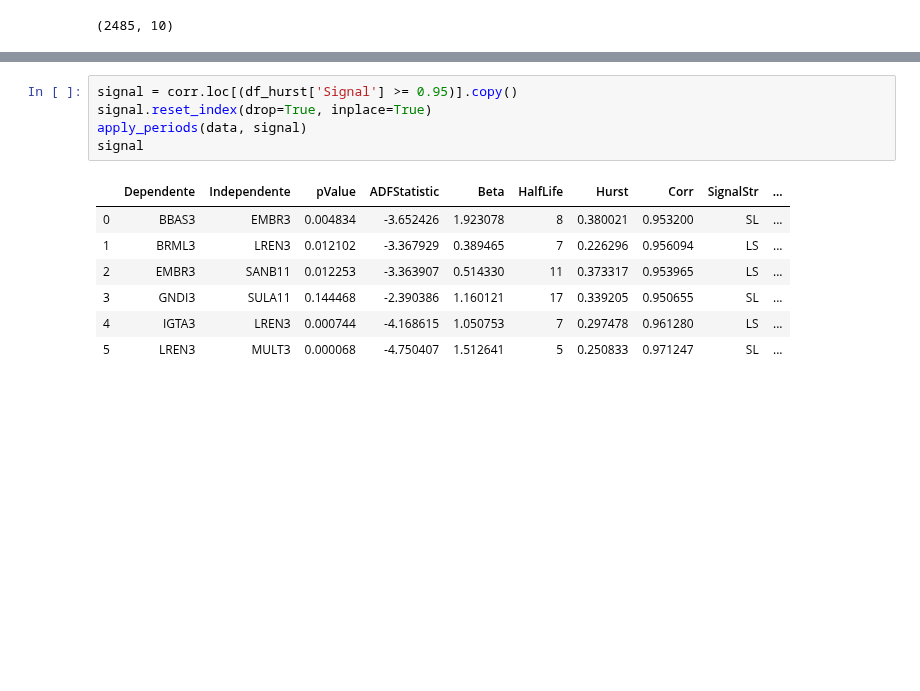
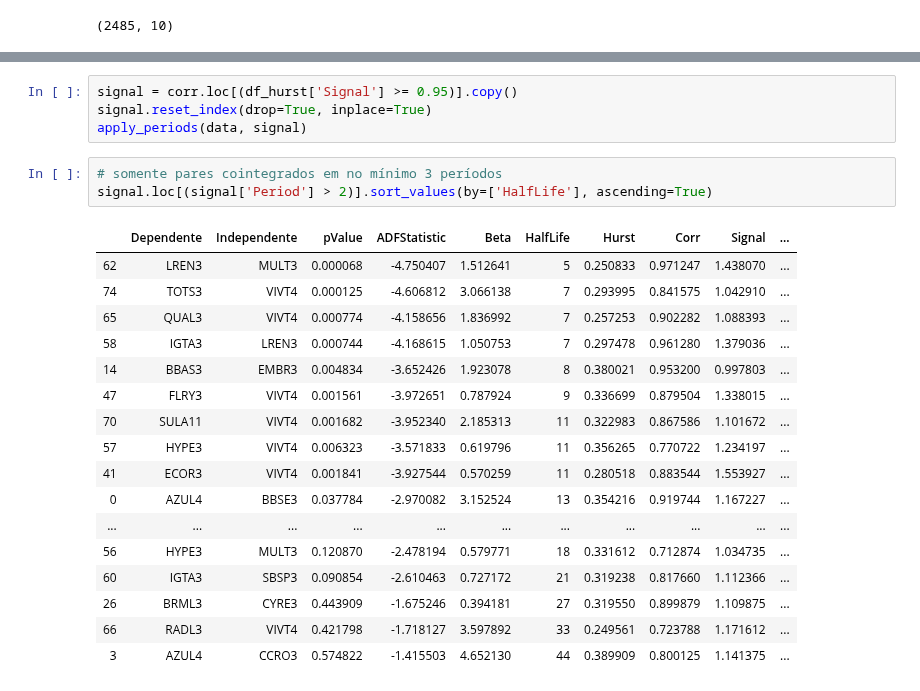
Before and after one commit to andreolvgomes/long-short-by-cointegration, a Jupyter notebook: Cointegration.ipynb, the cells around one changed output, grey strips where cells are left out. Saved outputs shown, nothing was run; the diff lists cells and outputs as text; blank space fills up the shorter version.

```diff
--- a/Cointegration.ipynb
+++ b/Cointegration.ipynb
@@ -410,13 +408,25 @@ corr
 signal = corr.loc[(df_hurst['Signal'] >= 0.95)].copy()
 signal.reset_index(drop=True, inplace=True)
 apply_periods(data, signal)
-signal
-# %% [output]
-|  | Dependente | Independente | pValue | ADFStatistic | Beta | HalfLife | Hurst | Corr | SignalStr | ... |
-| 0 | BBAS3 | EMBR3 | 0.004834 | -3.652426 | 1.923078 | 8 | 0.380021 | 0.953200 | SL | ... |
-| 1 | BRML3 | LREN3 | 0.012102 | -3.367929 | 0.389465 | 7 | 0.226296 | 0.956094 | LS | ... |
-| 2 | EMBR3 | SANB11 | 0.012253 | -3.363907 | 0.514330 | 11 | 0.373317 | 0.953965 | LS | ... |
-| 3 | GNDI3 | SULA11 | 0.144468 | -2.390386 | 1.160121 | 17 | 0.339205 | 0.950655 | SL | ... |
-| 4 | IGTA3 | LREN3 | 0.000744 | -4.168615 | 1.050753 | 7 | 0.297478 | 0.961280 | LS | ... |
-| 5 | LREN3 | MULT3 | 0.000068 | -4.750407 | 1.512641 | 5 | 0.250833 | 0.971247 | SL | ... |
+# %%
+# somente pares cointegrados em no mínimo 3 períodos
+signal.loc[(signal['Period'] > 2)].sort_values(by=['HalfLife'], ascending=True)
+# %% [output]
+|  | Dependente | Independente | pValue | ADFStatistic | Beta | HalfLife | Hurst | Corr | Signal | ... |
+| 62 | LREN3 | MULT3 | 0.000068 | -4.750407 | 1.512641 | 5 | 0.250833 | 0.971247 | 1.438070 | ... |
+| 74 | TOTS3 | VIVT4 | 0.000125 | -4.606812 | 3.066138 | 7 | 0.293995 | 0.841575 | 1.042910 | ... |
+| 65 | QUAL3 | VIVT4 | 0.000774 | -4.158656 | 1.836992 | 7 | 0.257253 | 0.902282 | 1.088393 | ... |
+| 58 | IGTA3 | LREN3 | 0.000744 | -4.168615 | 1.050753 | 7 | 0.297478 | 0.961280 | 1.379036 | ... |
+| 14 | BBAS3 | EMBR3 | 0.004834 | -3.652426 | 1.923078 | 8 | 0.380021 | 0.953200 | 0.997803 | ... |
+| 47 | FLRY3 | VIVT4 | 0.001561 | -3.972651 | 0.787924 | 9 | 0.336699 | 0.879504 | 1.338015 | ... |
+| 70 | SULA11 | VIVT4 | 0.001682 | -3.952340 | 2.185313 | 11 | 0.322983 | 0.867586 | 1.101672 | ... |
+| 57 | HYPE3 | VIVT4 | 0.006323 | -3.571833 | 0.619796 | 11 | 0.356265 | 0.770722 | 1.234197 | ... |
+| 41 | ECOR3 | VIVT4 | 0.001841 | -3.927544 | 0.570259 | 11 | 0.280518 | 0.883544 | 1.553927 | ... |
+| 0 | AZUL4 | BBSE3 | 0.037784 | -2.970082 | 3.152524 | 13 | 0.354216 | 0.919744 | 1.167227 | ... |
+| ... | ... | ... | ... | ... | ... | ... | ... | ... | ... | ... |
+| 56 | HYPE3 | MULT3 | 0.120870 | -2.478194 | 0.579771 | 18 | 0.331612 | 0.712874 | 1.034735 | ... |
+| 60 | IGTA3 | SBSP3 | 0.090854 | -2.610463 | 0.727172 | 21 | 0.319238 | 0.817660 | 1.112366 | ... |
+| 26 | BRML3 | CYRE3 | 0.443909 | -1.675246 | 0.394181 | 27 | 0.319550 | 0.899879 | 1.109875 | ... |
+| 66 | RADL3 | VIVT4 | 0.421798 | -1.718127 | 3.597892 | 33 | 0.249561 | 0.723788 | 1.171612 | ... |
+| 3 | AZUL4 | CCRO3 | 0.574822 | -1.415503 | 4.652130 | 44 | 0.389909 | 0.800125 | 1.141375 | ... |
 # %%
```
Also changed, not shown: parts of 6 cells of this notebook.
